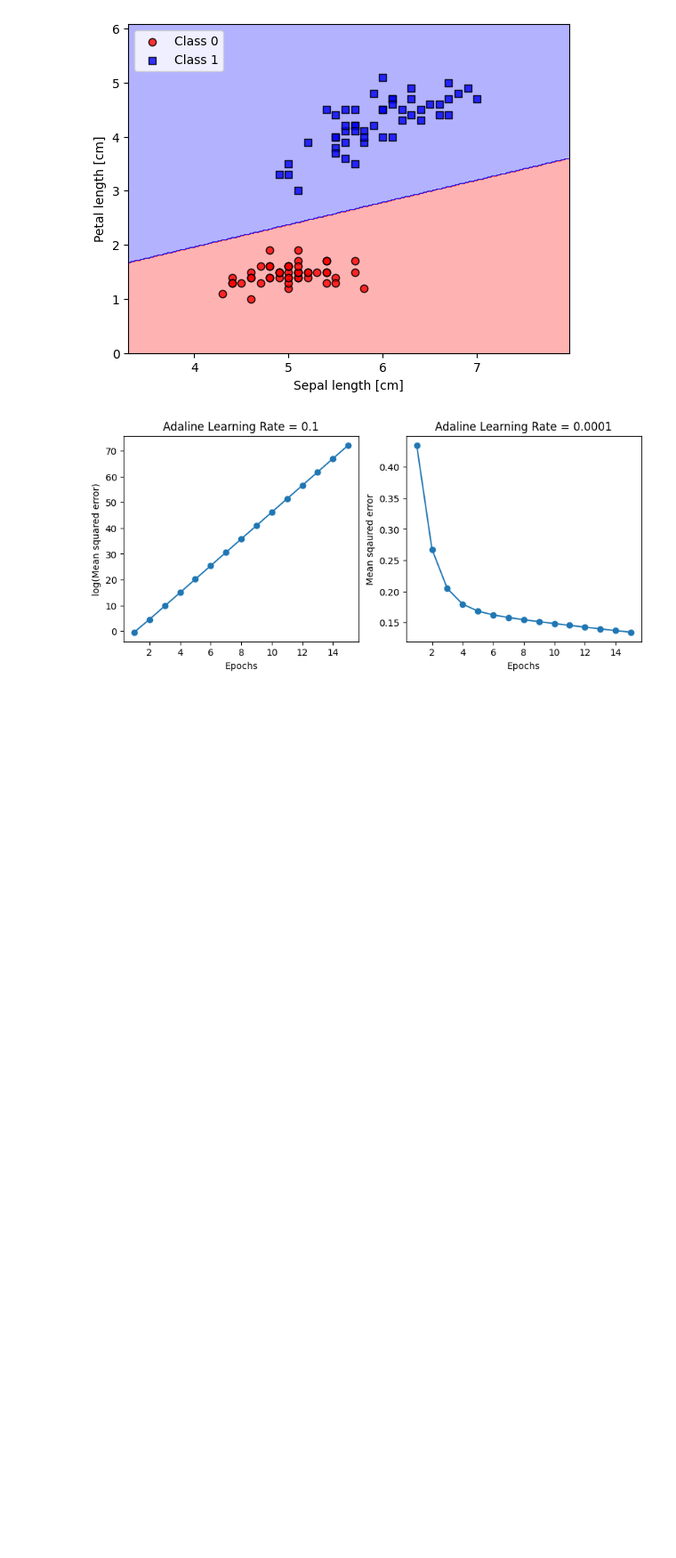
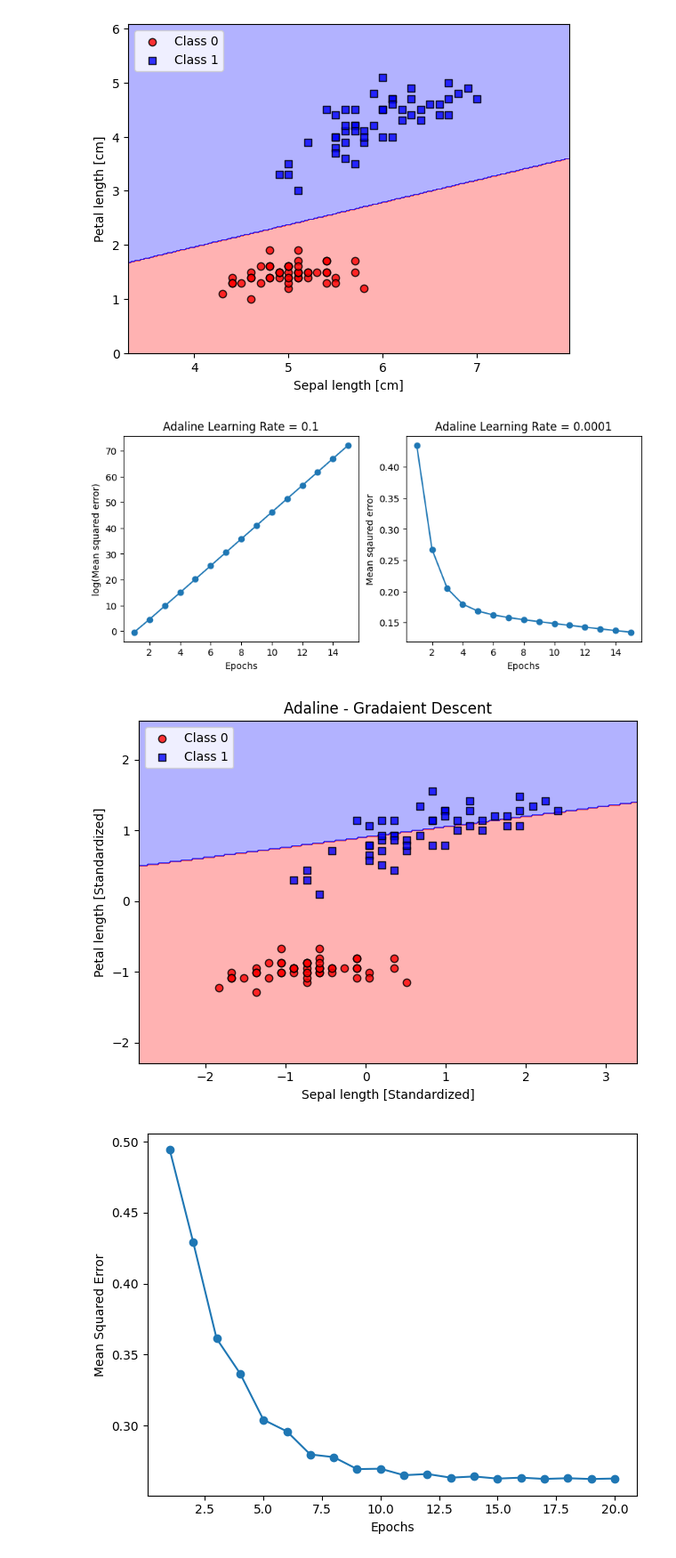
Before and after one commit to isthismanas/Classification_sklearn, a Jupyter notebook: Iris Classifier.ipynb, the cells around one changed output. Shown: that part at 89% size. Saved outputs shown, nothing was run; the diff lists cells and outputs as text; code cells hidden in the pictures; blank space fills up the shorter version.

Commit message:
Added Standardized inputs for Adaline_GD

```diff
--- a/Iris Classifier.ipynb
+++ b/Iris Classifier.ipynb
@@ -138,3 +138,26 @@ ax[1].set_title('Adaline Learning Rate = 0.0001')
 plt.show()
 # %% [output]
 [figure]
+# %%
+x_std = np.copy(x)
+x_std[:,0] = (x_std[:,0] - x_std[:,0].mean())/ x_std[:,0].std()
+x_std[:,1] = (x_std[:,1] - x_std[:,1].mean())/ x_std[:,1].std()
+# %%
+ada_std = AdalineGD(n_iters= 20 , eta=0.01)
+ada_std.fit(x_std,y)
+plot_decision_regions(x_std, y , classifier= ada_std)
+plt.title('Adaline - Gradaient Descent')
+plt.xlabel('Sepal length [Standardized]')
+plt.ylabel('Petal length [Standardized]')
+plt.legend(loc = 'upper left')
+plt.tight_layout()
+plt.show()
+
+plt.plot(range(1 , len(ada_std.losses_) +1 ) , ada_std.losses_, marker = 'o')
+plt.xlabel('Epochs')
+plt.ylabel('Mean Squared Error')
+plt.tight_layout()
+plt.show()
+# %% [output]
+[figure, added]
+[figure, added]
```
Also changed, not shown: 1 other file.
